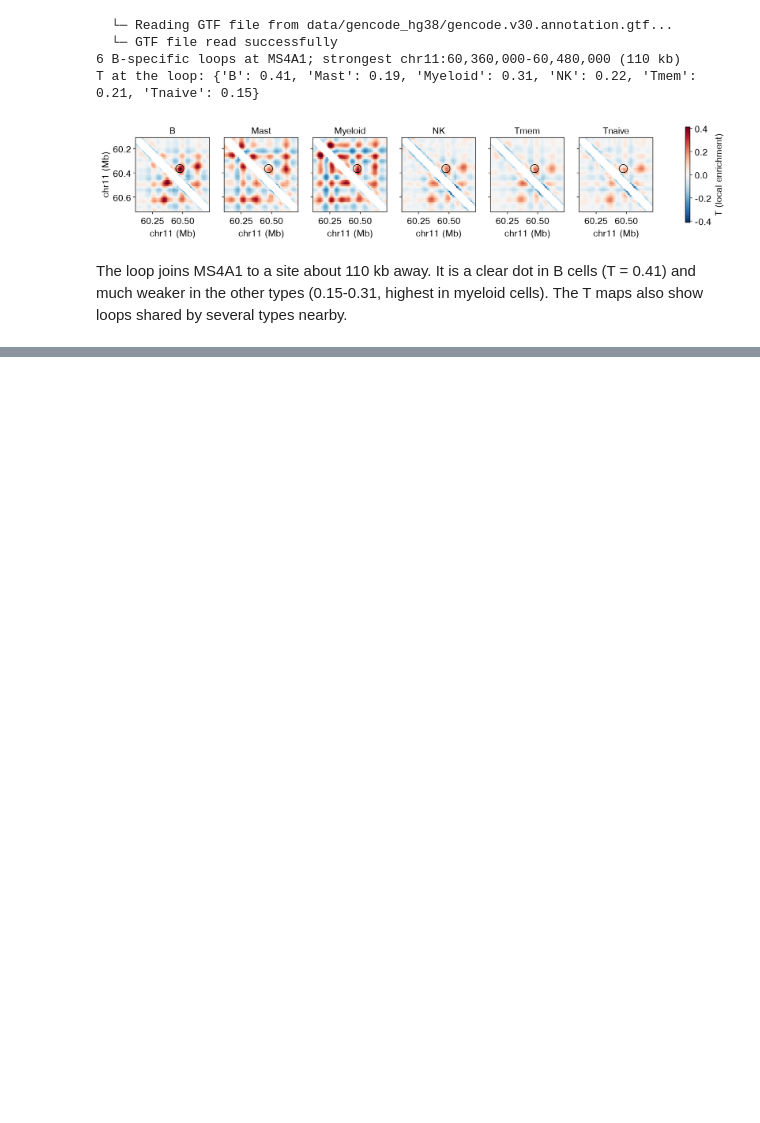
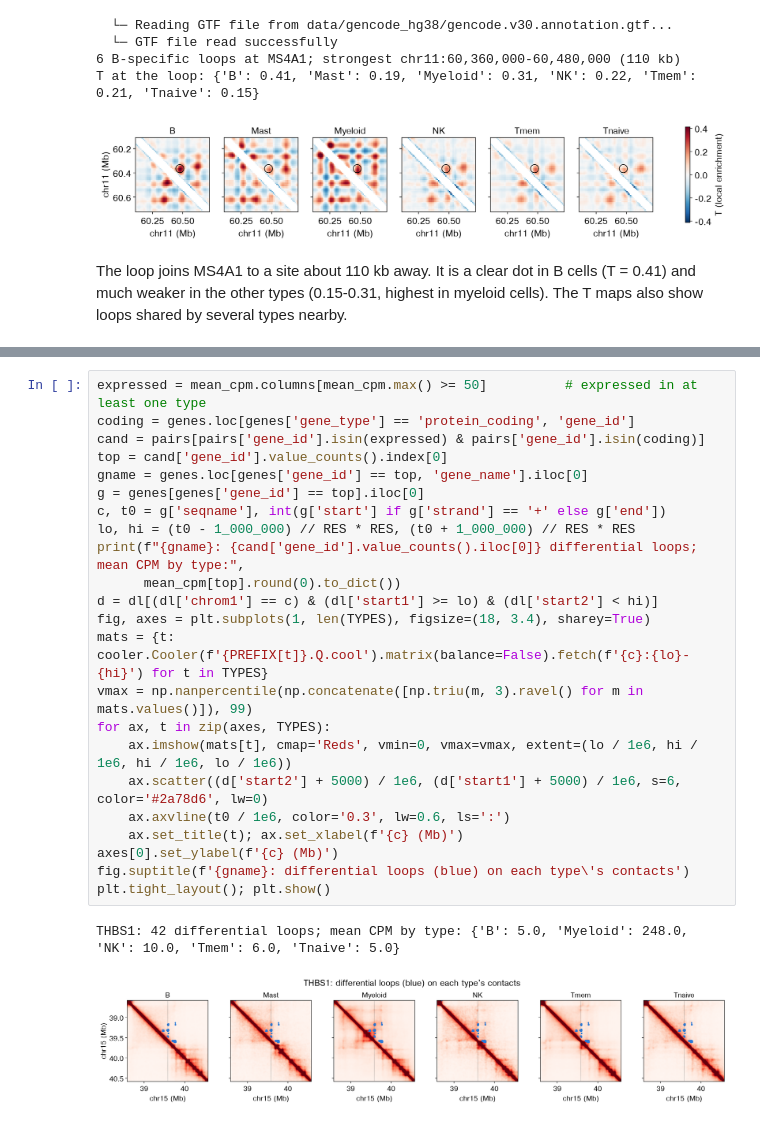
Before and after one commit to aristoteleo/epione, a Jupyter notebook: epione_guide/tutorials/single/t_sc_hic_loop.ipynb, the cells around one changed output, grey strips where cells are left out. Drawn from its saved outputs; the diff is of its cells as text; blank space fills up the shorter version.

```diff
--- a/epione_guide/tutorials/single/t_sc_hic_loop.ipynb
+++ b/epione_guide/tutorials/single/t_sc_hic_loop.ipynb
@@ -316,3 +508,29 @@ cells). The T maps also show loops shared by several types nearby.
+# %%
+expressed = mean_cpm.columns[mean_cpm.max() >= 50]          # expressed in at least one type
+coding = genes.loc[genes['gene_type'] == 'protein_coding', 'gene_id']
+cand = pairs[pairs['gene_id'].isin(expressed) & pairs['gene_id'].isin(coding)]
+top = cand['gene_id'].value_counts().index[0]
+gname = genes.loc[genes['gene_id'] == top, 'gene_name'].iloc[0]
+g = genes[genes['gene_id'] == top].iloc[0]
+c, t0 = g['seqname'], int(g['start'] if g['strand'] == '+' else g['end'])
+lo, hi = (t0 - 1_000_000) // RES * RES, (t0 + 1_000_000) // RES * RES
+print(f"{gname}: {cand['gene_id'].value_counts().iloc[0]} differential loops; mean CPM by type:",
+      mean_cpm[top].round(0).to_dict())
+d = dl[(dl['chrom1'] == c) & (dl['start1'] >= lo) & (dl['start2'] < hi)]
+fig, axes = plt.subplots(1, len(TYPES), figsize=(18, 3.4), sharey=True)
+mats = {t: cooler.Cooler(f'{PREFIX[t]}.Q.cool').matrix(balance=False).fetch(f'{c}:{lo}-{hi}') for t in TYPES}
+vmax = np.nanpercentile(np.concatenate([np.triu(m, 3).ravel() for m in mats.values()]), 99)
+for ax, t in zip(axes, TYPES):
+    ax.imshow(mats[t], cmap='Reds', vmin=0, vmax=vmax, extent=(lo / 1e6, hi / 1e6, hi / 1e6, lo / 1e6))
+    ax.scatter((d['start2'] + 5000) / 1e6, (d['start1'] + 5000) / 1e6, s=6, color='#2a78d6', lw=0)
+    ax.axvline(t0 / 1e6, color='0.3', lw=0.6, ls=':')
+    ax.set_title(t); ax.set_xlabel(f'{c} (Mb)')
+axes[0].set_ylabel(f'{c} (Mb)')
+fig.suptitle(f'{gname}: differential loops (blue) on each type\'s contacts')
+plt.tight_layout(); plt.show()
+# %% [output]
+THBS1: 42 differential loops; mean CPM by type: {'B': 5.0, 'Myeloid': 248.0, 'NK': 10.0, 'Tmem': 6.0, 'Tnaive': 5.0}
+[figure, added]
 # %% [markdown]
 ## Summary
 
```
Also changed, not shown: parts of 12 cells of this notebook, 1 other file.
